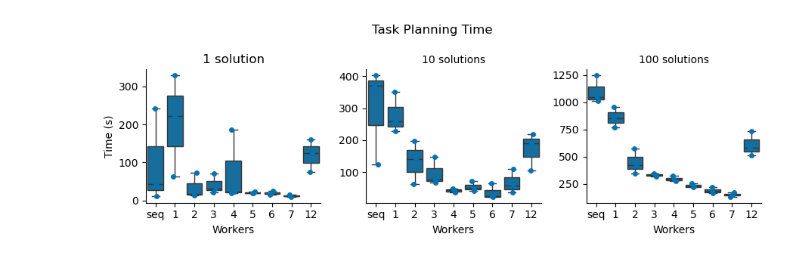
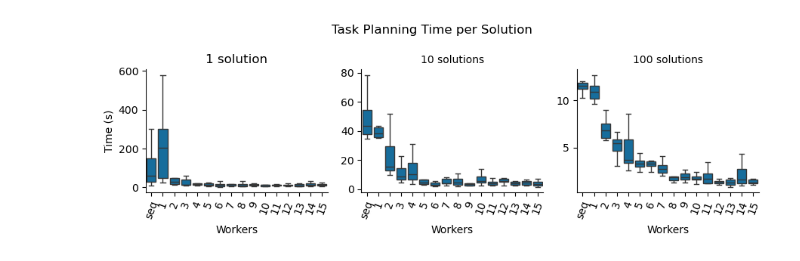
Before and after one commit to TAMS-Group/mtc_pour, a Jupyter notebook: benchmark/playground.ipynb, the cells around one changed output. Saved outputs shown, nothing was run; the diff lists cells and outputs as text; code cells hidden in the pictures.

```diff
--- a/benchmark/playground.ipynb
+++ b/benchmark/playground.ipynb
@@ -5,5 +7,8 @@ import pandas as pd
 # %%
-D=pd.read_json('out.20241115/df.json')
+# D=pd.read_json('out.20241115/df.json')
+D=pd.read_json('df-20241118-on-tamsgpu7.json')
+
+
 # D['req_solutions'] = 1
 # # D=pd.read_json('out/df.json')
 
@@ -54,0 +58,2 @@ palette = sns.color_palette("colorblind", 3)
+# %%
+D = D[D['divider'] == True]
@@ -55,18 +81,19 @@ palette = sns.color_palette("colorblind", 3)
 # %%
 #sns.FacetGrid(D, col='req_solutions', sharey=False).map(sns.violinplot, 'workers', 'time(s)', density_norm='width', inner='points').set_axis_labels('Workers', 'Time (s)')
 (
 sns.FacetGrid(D, col='required solutions', sharey=False)
-.map(sns.stripplot, 'workers', 'time(s)', color=palette[0], order=D['workers'].cat.categories)
-.map(sns.boxplot, 'workers', 'time(s)', showfliers=True, color=palette[0], order=D['workers'].cat.categories)
+# .map(sns.stripplot, 'workers', 'time(s)-per-solution', color=palette[0], order=D['workers'].cat.categories)
+.map(sns.boxplot, 'workers', 'time(s)-per-solution', showfliers=False, color=palette[0], order=D['workers'].cat.categories)
 .set_axis_labels('Workers', 'Time (s)')
 .set_titles('{col_name} solutions')
+.set_xticklabels(rotation=70)
 )
-plt.suptitle('Task Planning Time')
+plt.suptitle('Task Planning Time per Solution')
 
 # set title of first on to "1 solution" (no s)
 plt.gcf().axes[0].set_title('1 solution')
 
 plt.tight_layout()
 plt.show()
 # %% [output]
-[figure, old version]
+[figure, new version]
```
Also changed, not shown: parts of 6 cells of this notebook.
